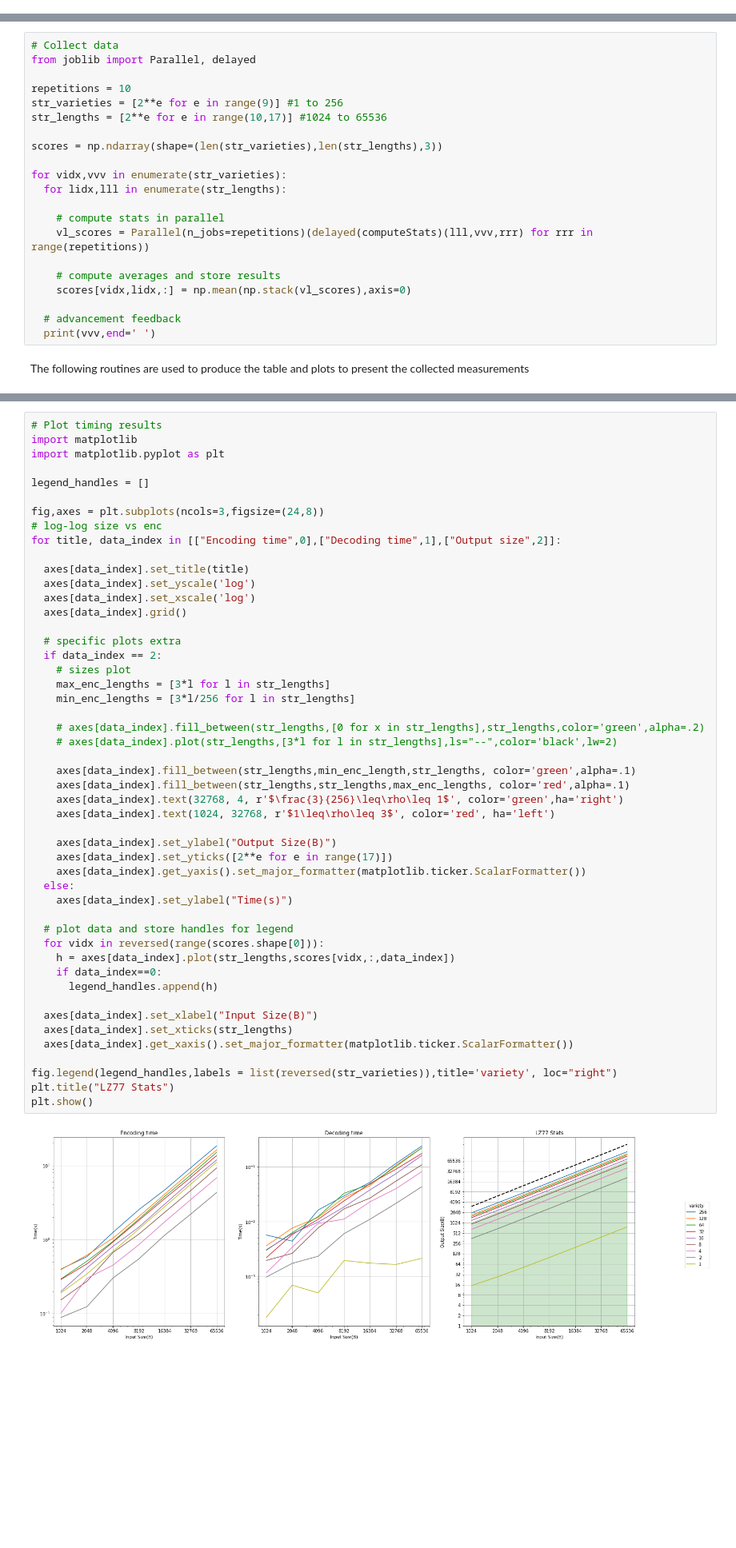
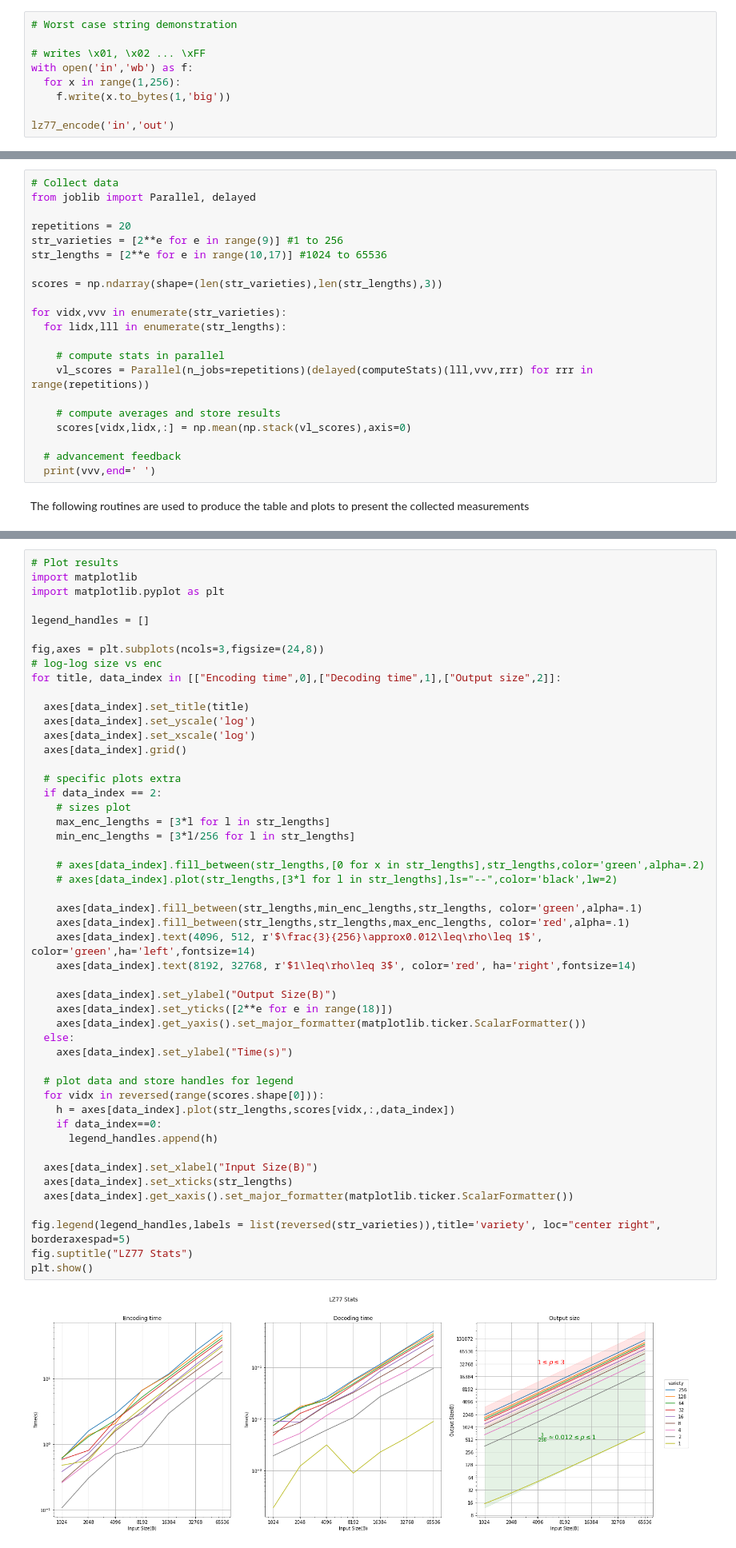
Before and after one commit to drpOpZ/a4md_exam, a Jupyter notebook: LZ77 - Final Project.ipynb, the cells around one changed output, grey strips where cells are left out. Shown at 80% size. Saved outputs shown, nothing was run; the diff lists cells and outputs as text; blank space fills up the shorter version.

```diff
--- a/LZ77 - Final Project.ipynb
+++ b/LZ77 - Final Project.ipynb
@@ -462,0 +465,9 @@ The simplest strings that would match these limits would be:
+# %%
+# Worst case string demonstration
+
+# writes \x01, \x02 ... \xFF
+with open('in','wb') as f:
+  for x in range(1,256):
+    f.write(x.to_bytes(1,'big'))
+
+lz77_encode('in','out')
@@ -503,7 +524,7 @@ def computeStats(length,variety,fname_root):
 # Collect data
 from joblib import Parallel, delayed
 
-repetitions = 10
+repetitions = 20
 str_varieties = [2**e for e in range(9)] #1 to 256
 str_lengths = [2**e for e in range(10,17)] #1024 to 65536
 
@@ -537,5 +557,5 @@ for lidx,lll in enumerate(str_lengths):
 # %%
-# Plot timing results
+# Plot results
 import matplotlib
 import matplotlib.pyplot as plt
 
@@ -551,37 +571,37 @@ for title, data_index in [["Encoding time",0],["Decoding time",1],["Output size"
   axes[data_index].grid()
 
   # specific plots extra
   if data_index == 2:
     # sizes plot
     max_enc_lengths = [3*l for l in str_lengths]
     min_enc_lengths = [3*l/256 for l in str_lengths]
 
     # axes[data_index].fill_between(str_lengths,[0 for x in str_lengths],str_lengths,color='green',alpha=.2)
     # axes[data_index].plot(str_lengths,[3*l for l in str_lengths],ls="--",color='black',lw=2)
 
-    axes[data_index].fill_between(str_lengths,min_enc_length,str_lengths, color='green',alpha=.1)
+    axes[data_index].fill_between(str_lengths,min_enc_lengths,str_lengths, color='green',alpha=.1)
     axes[data_index].fill_between(str_lengths,str_lengths,max_enc_lengths, color='red',alpha=.1)
-    axes[data_index].text(32768, 4, r'$\frac{3}{256}\leq\rho\leq 1$', color='green',ha='right')
-    axes[data_index].text(1024, 32768, r'$1\leq\rho\leq 3$', color='red', ha='left')
+    axes[data_index].text(4096, 512, r'$\frac{3}{256}\approx0.012\leq\rho\leq 1$', color='green',ha='left',fontsize=14)
+    axes[data_index].text(8192, 32768, r'$1\leq\rho\leq 3$', color='red', ha='right',fontsize=14)
 
     axes[data_index].set_ylabel("Output Size(B)")
-    axes[data_index].set_yticks([2**e for e in range(17)])
+    axes[data_index].set_yticks([2**e for e in range(18)])
     axes[data_index].get_yaxis().set_major_formatter(matplotlib.ticker.ScalarFormatter())
   else:
     axes[data_index].set_ylabel("Time(s)")
 
   # plot data and store handles for legend
   for vidx in reversed(range(scores.shape[0])):
     h = axes[data_index].plot(str_lengths,scores[vidx,:,data_index])
     if data_index==0:
       legend_handles.append(h)
 
   axes[data_index].set_xlabel("Input Size(B)")
   axes[data_index].set_xticks(str_lengths)
   axes[data_index].get_xaxis().set_major_formatter(matplotlib.ticker.ScalarFormatter())
 
-fig.legend(legend_handles,labels = list(reversed(str_varieties)),title='variety', loc="right")
-plt.title("LZ77 Stats")
+fig.legend(legend_handles,labels = list(reversed(str_varieties)),title='variety', loc="center right", borderaxespad=5)
+fig.suptitle("LZ77 Stats")
 plt.show()
 # %% [output]
-[figure, old version]
+[figure, new version]
```
Also changed, not shown: parts of 11 cells of this notebook.
